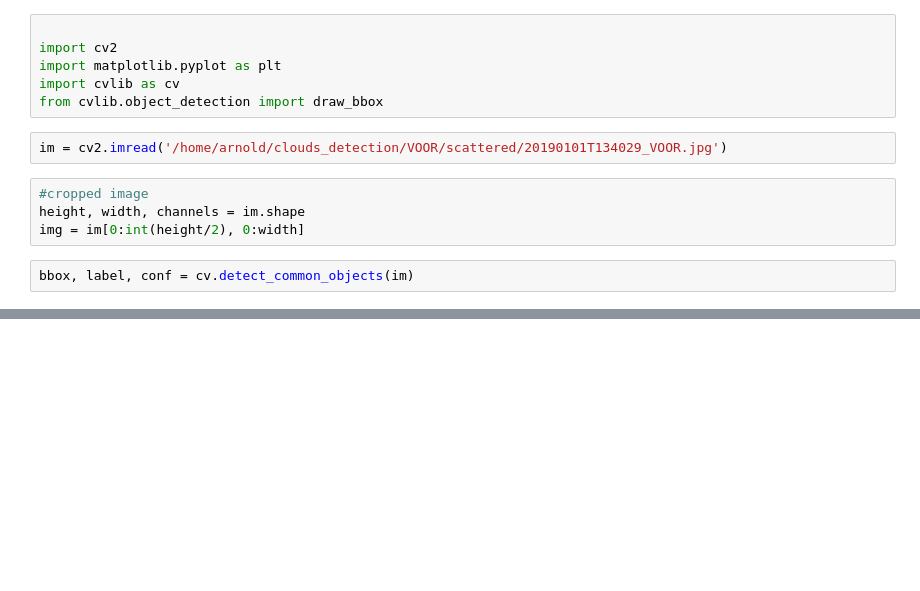
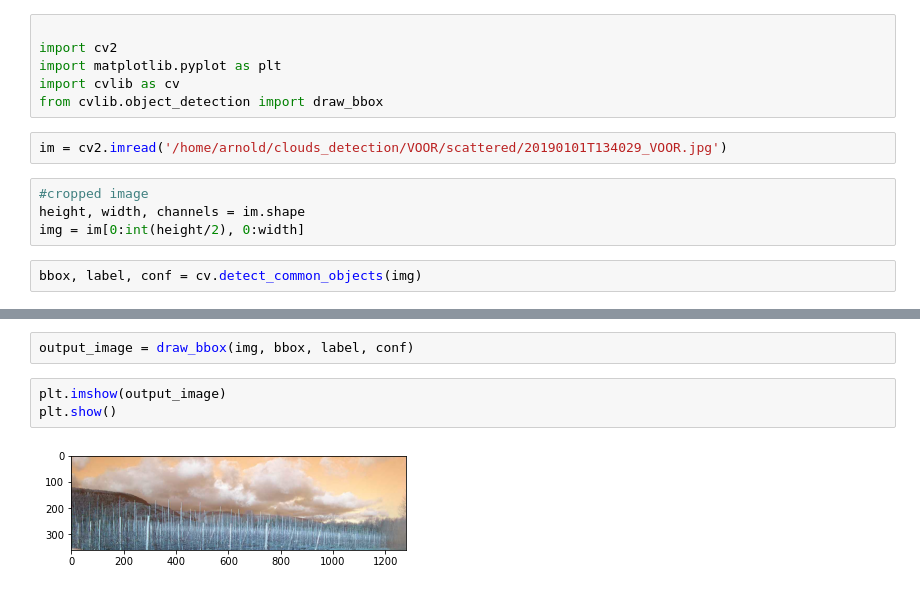
Before and after one commit to arnoldas500/clouds_detection, a Jupyter notebook: obj_simple.ipynb, the cells around one changed output, grey strips where cells are left out. Cells and saved outputs as stored; diff of their text form; blank space fills up the shorter version.

```diff
--- a/obj_simple.ipynb
+++ b/obj_simple.ipynb
@@ -11,4 +11,4 @@ im = cv2.imread('/home/arnold/clouds_detection/VOOR/scattered/20190101T134029_VO
 height, width, channels = im.shape
 img = im[0:int(height/2), 0:width]
 # %%
-bbox, label, conf = cv.detect_common_objects(im)
+bbox, label, conf = cv.detect_common_objects(img)
@@ -21,0 +15,7 @@ Downloading yolov3_classes.txt from https://github.com/arunponnusamy/object-dete
+# %%
+output_image = draw_bbox(img, bbox, label, conf)
+# %%
+plt.imshow(output_image)
+plt.show()
+# %% [output]
+[figure, added]
```
Also changed, not shown: parts of 1 cell of this notebook, 3 other files.
